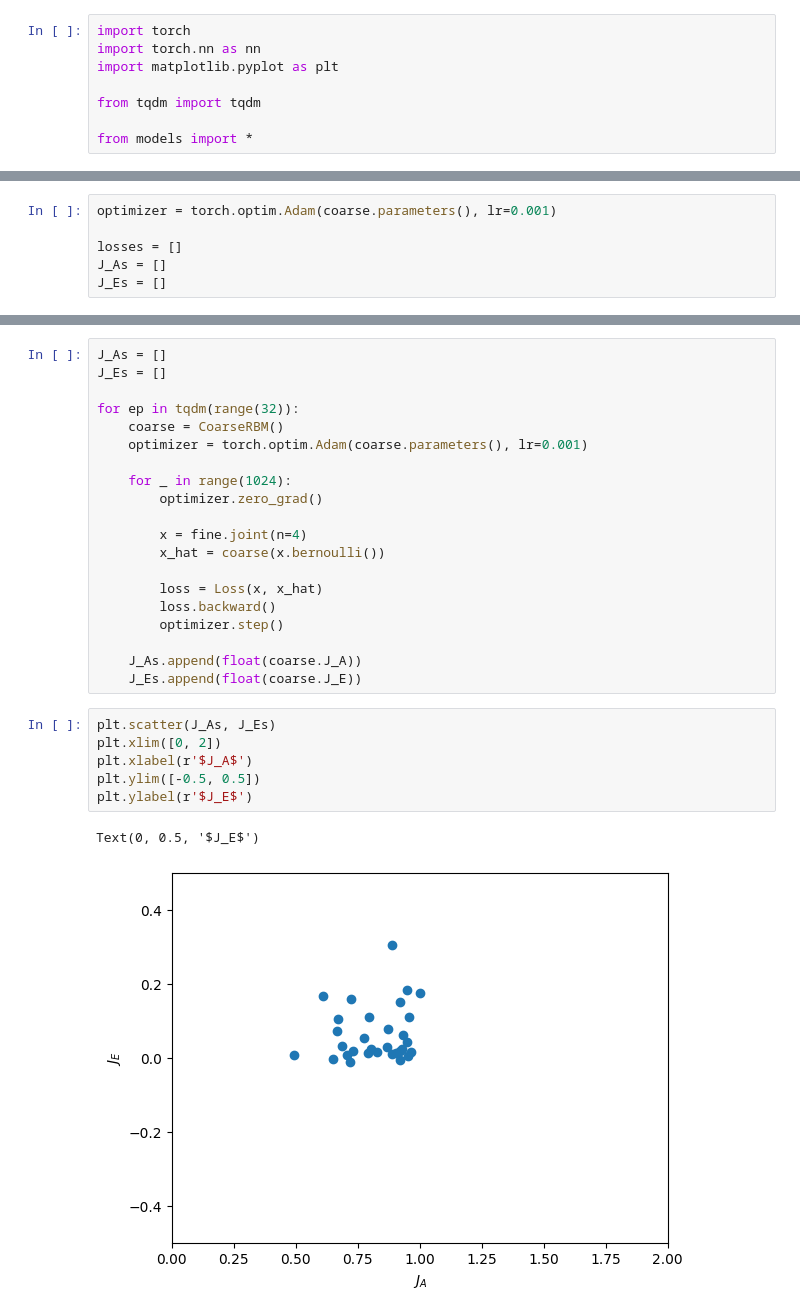
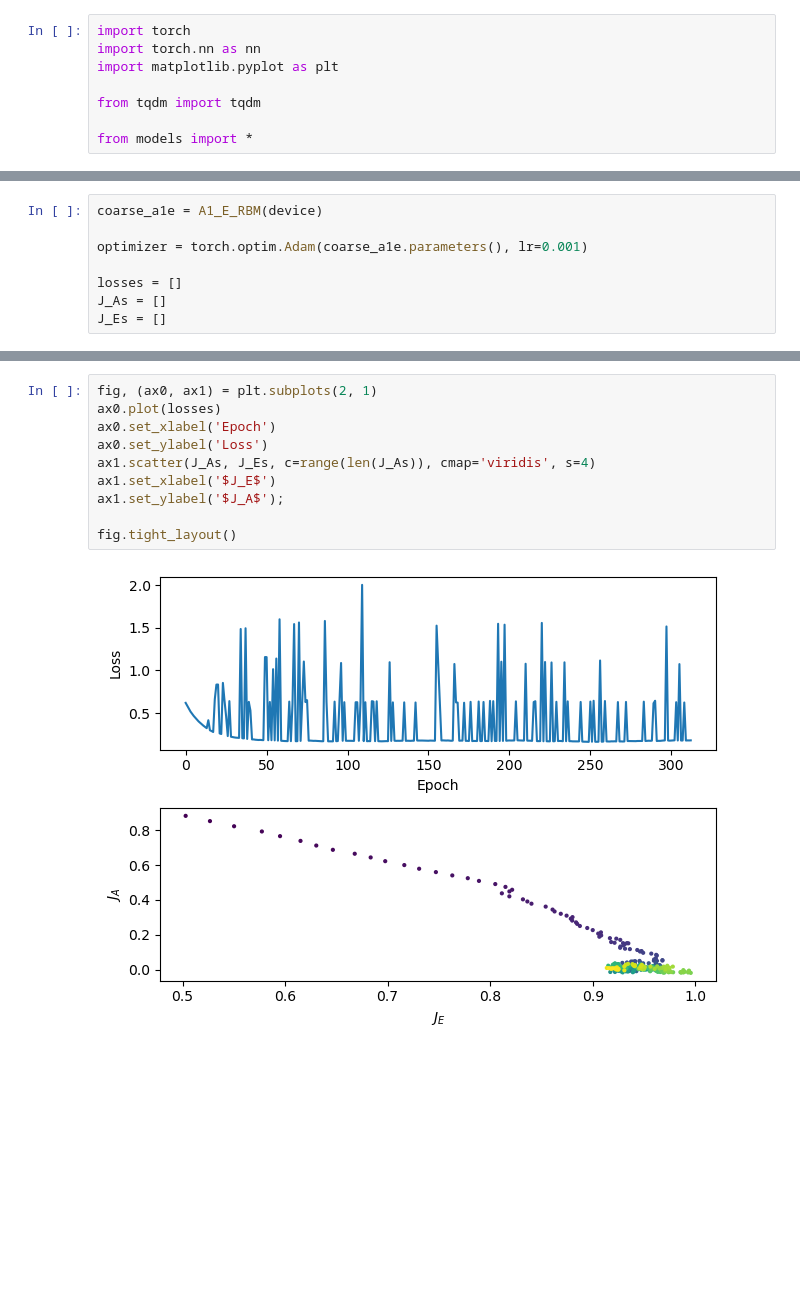
Before and after one commit to jshe2304/dlrg, a Jupyter notebook: train.ipynb, the cells around one changed output, grey strips where cells are left out. Cells and saved outputs as stored; diff of their text form; blank space fills up the shorter version.

```diff
--- a/train.ipynb
+++ b/train.ipynb
@@ -20,5 +56,7 @@ Loss = lambda v, v_hat : -torch.mean(v * torch.log(v_hat) + (1 - v) * torch.log(
 # %%
-optimizer = torch.optim.Adam(coarse.parameters(), lr=0.001)
+coarse_a1e = A1_E_RBM(device)
+
+optimizer = torch.optim.Adam(coarse_a1e.parameters(), lr=0.001)
 
 losses = []
 J_As = []
@@ -51,29 +82,12 @@ ax1.plot(J_As[0], J_Es[0], c='r')
-# %%
-J_As = []
-J_Es = []
-
-for ep in tqdm(range(32)):
-    coarse = CoarseRBM()
-    optimizer = torch.optim.Adam(coarse.parameters(), lr=0.001)
-
-    for _ in range(1024):
-        optimizer.zero_grad()
-
-        x = fine.joint(n=4)
-        x_hat = coarse(x.bernoulli())
-
-        loss = Loss(x, x_hat)
-        loss.backward()
-        optimizer.step()
-
-    J_As.append(float(coarse.J_A))
-    J_Es.append(float(coarse.J_E))
-# %%
-plt.scatter(J_As, J_Es)
-plt.xlim([0, 2])
-plt.xlabel(r'$J_A$')
-plt.ylim([-0.5, 0.5])
-plt.ylabel(r'$J_E$')
-# %% [output]
-Text(0, 0.5, '$J_E$')
-[figure, removed]
+# %%
+fig, (ax0, ax1) = plt.subplots(2, 1)
+ax0.plot(losses)
+ax0.set_xlabel('Epoch')
+ax0.set_ylabel('Loss')
+ax1.scatter(J_As, J_Es, c=range(len(J_As)), cmap='viridis', s=4)
+ax1.set_xlabel('$J_E$')
+ax1.set_ylabel('$J_A$');
+
+fig.tight_layout()
+# %% [output]
+[figure, added]
```
Also changed, not shown: parts of 12 cells of this notebook, 4 other files.
